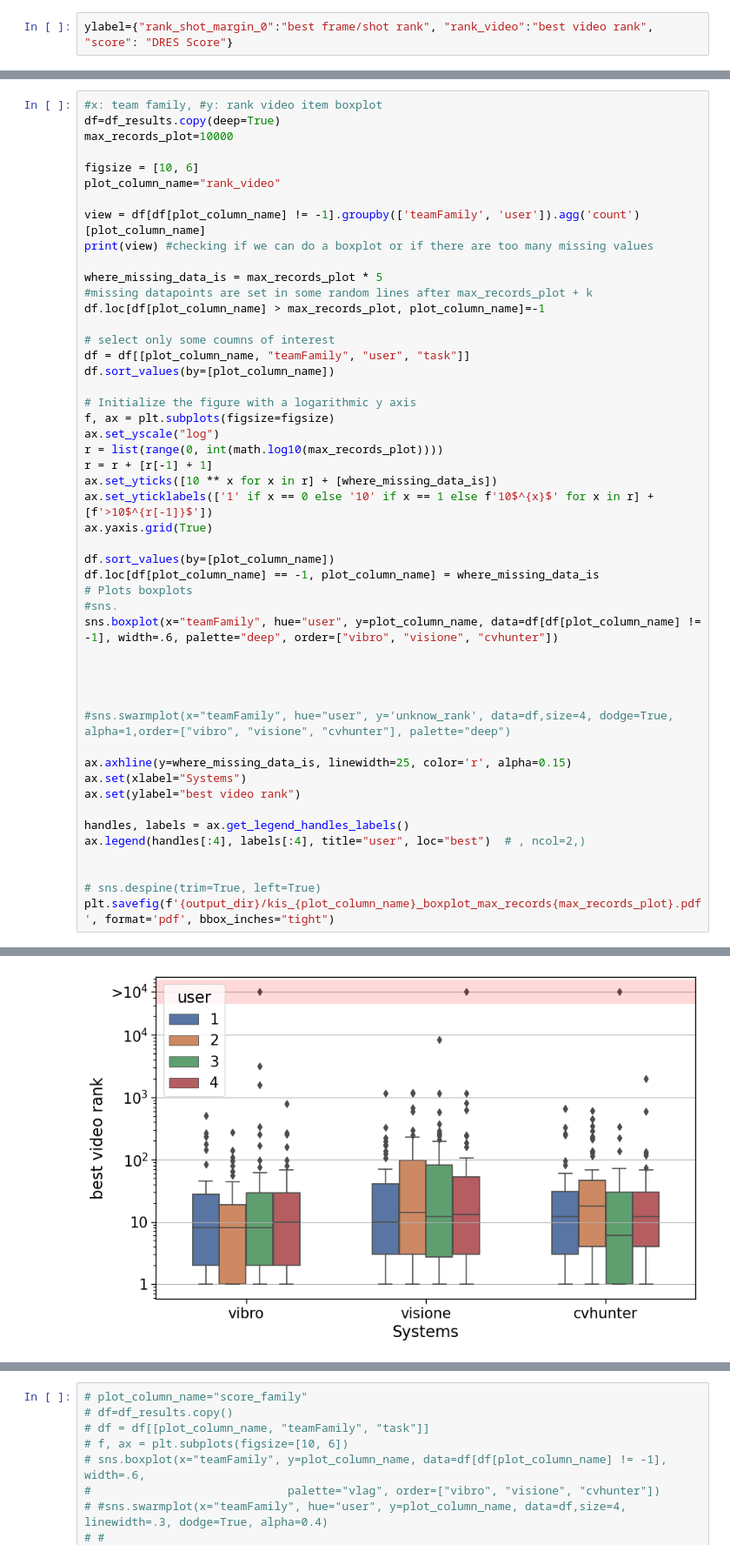
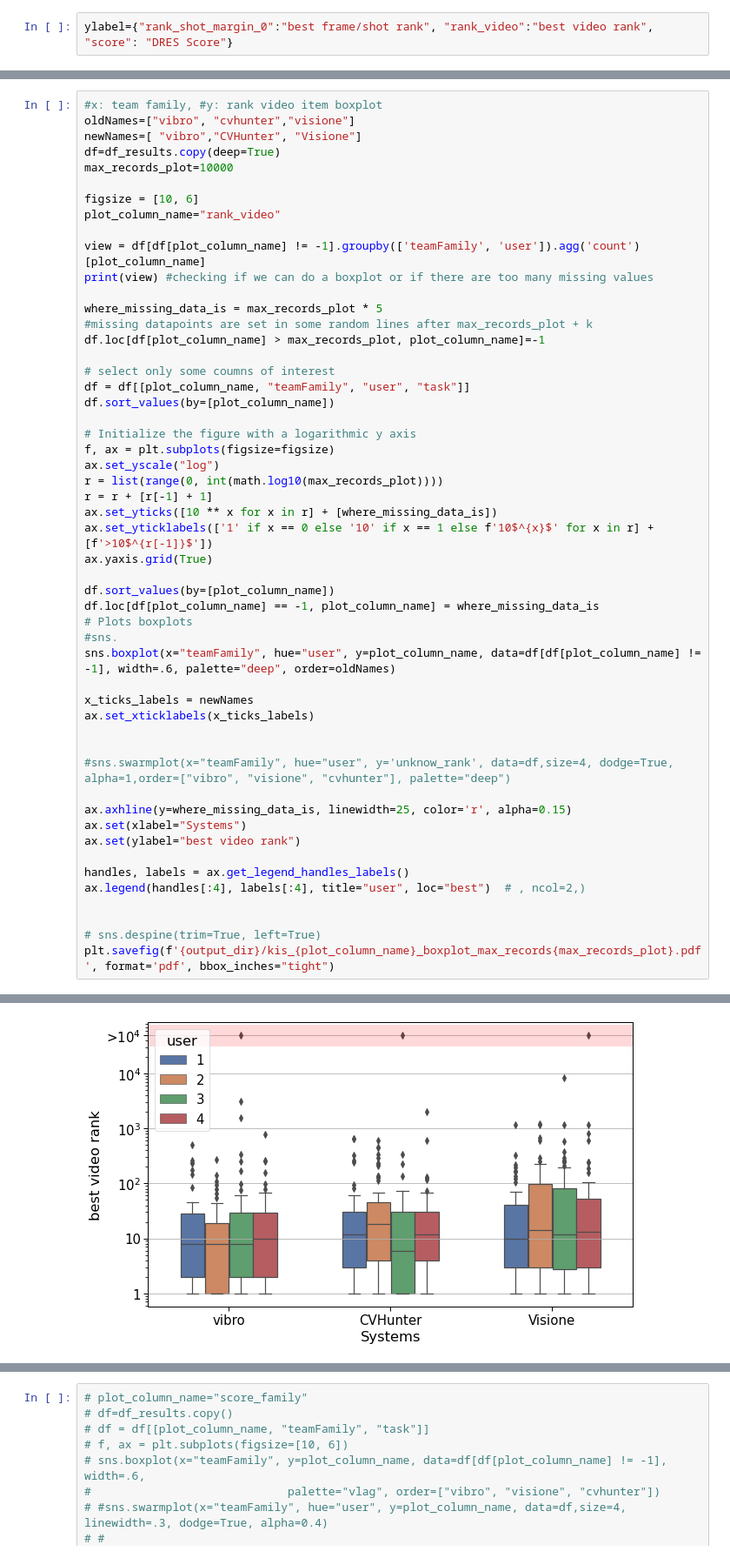
Before and after one commit to Visual-Computing/VBS22-Post-Evaluation, a Jupyter notebook: notebooks/Teams_Results_Analysis.ipynb, the cells around one changed output, grey strips where cells are left out. Shown at 87% size. Saved outputs shown, nothing was run; the diff lists cells and outputs as text.

```diff
--- a/notebooks/Teams_Results_Analysis.ipynb
+++ b/notebooks/Teams_Results_Analysis.ipynb
@@ -271,5 +275,7 @@ Name: rank_shot_margin_0, dtype: int64
 # %%
 #x: team family, #y: rank video item boxplot
+oldNames=["vibro", "cvhunter","visione"]
+newNames=[ "vibro","CVHunter", "Visione"]
 df=df_results.copy(deep=True)
 max_records_plot=10000
 
@@ -300,36 +306,37 @@ df.sort_values(by=[plot_column_name])
 df.loc[df[plot_column_name] == -1, plot_column_name] = where_missing_data_is
 # Plots boxplots
 #sns.
-sns.boxplot(x="teamFamily", hue="user", y=plot_column_name, data=df[df[plot_column_name] != -1], width=.6, palette="deep", order=["vibro", "visione", "cvhunter"])
+sns.boxplot(x="teamFamily", hue="user", y=plot_column_name, data=df[df[plot_column_name] != -1], width=.6, palette="deep", order=oldNames)
 
-
+x_ticks_labels = newNames
+ax.set_xticklabels(x_ticks_labels)
 
 
 #sns.swarmplot(x="teamFamily", hue="user", y='unknow_rank', data=df,size=4, dodge=True, alpha=1,order=["vibro", "visione", "cvhunter"], palette="deep")
 
 ax.axhline(y=where_missing_data_is, linewidth=25, color='r', alpha=0.15)
 ax.set(xlabel="Systems")
 ax.set(ylabel="best video rank")
 
 handles, labels = ax.get_legend_handles_labels()
 ax.legend(handles[:4], labels[:4], title="user", loc="best")  # , ncol=2,)
 
 
 # sns.despine(trim=True, left=True)
 plt.savefig(f'{output_dir}/kis_{plot_column_name}_boxplot_max_records{max_records_plot}.pdf', format='pdf', bbox_inches="tight")
 # %% [output]
 teamFamily  user
 cvhunter    1       57
             2       57
             3       56
             4       57
 vibro       1       57
             2       57
             3       56
             4       57
 visione     1       57
             2       56
             3       56
             4       56
 Name: rank_video, dtype: int64
-[figure, old version]
+[figure, new version]
```
Also changed, not shown: parts of 18 cells of this notebook.
